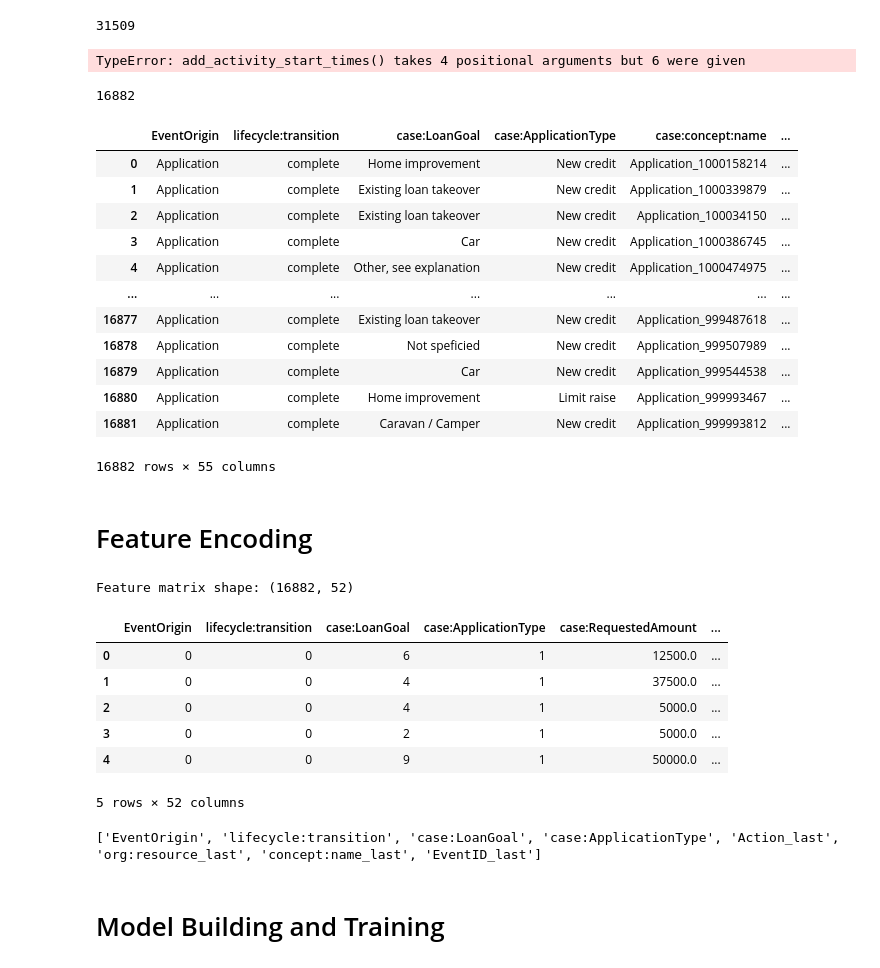
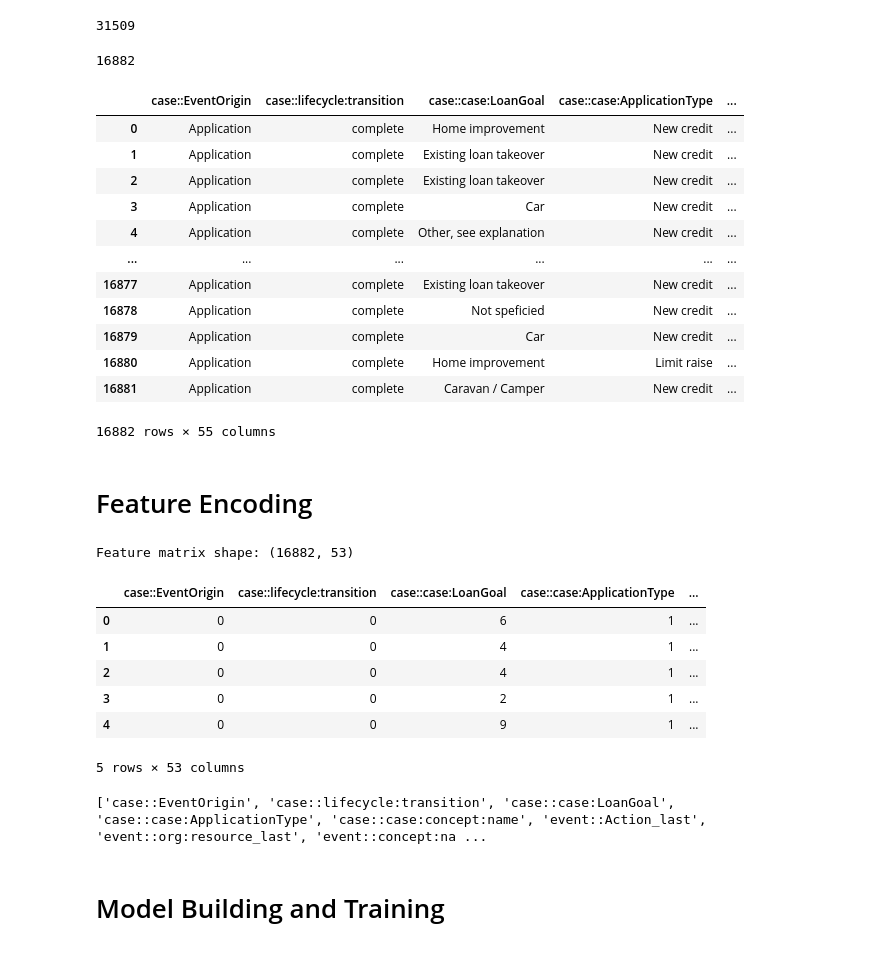
Before and after one commit to samuellukaswidmer/Bachelors-Thesis, a Jupyter notebook: predictive_monitoring_bpic17.ipynb, the cells around one changed output. Saved outputs shown, nothing was run; the diff lists cells and outputs as text; code cells hidden in the pictures.

```diff
--- a/predictive_monitoring_bpic17.ipynb
+++ b/predictive_monitoring_bpic17.ipynb
@@ -165,7 +170,7 @@ def extract_prefixes_with_time_cutoff(event_log, cutoff_in_days, target, holiday
         add_event_attributes(prefix, features, dynamic_attributes)
         add_time_features(prefix, features)
         # add_attributes_from_last_event(prefix, features)
-        add_activity_counts(prefix, features, activities_to_flag)
+        add_activity_counts(prefix, features, activities_to_flag, activity_col)
         # add_activity_flags(prefix, features, activities_to_flag)
         add_activity_start_times(prefix, features, reference_date, activities_to_flag, activity_col, timestamp_col)
         add_time_based_features(prefix, features, prefix_start_time, timestamp_col)
@@ -202,7 +207,5 @@ print(event_log["case:concept:name"].nunique())
 cutoff_in_days = 5
 target = "A_Pending"
 prefix_log = extract_prefixes_with_time_cutoff(event_log, cutoff_in_days, target, nl_holidays)
-# %% [output]
-TypeError: add_activity_start_times() takes 4 positional arguments but 6 were given
 # %%
 prefix_log = pd.DataFrame(prefix_log)
@@ -212,58 +215,58 @@ prefix_log["case:concept:name"].nunique()
 # %%
 display(prefix_log)
 # %% [output]
-|  | EventOrigin | lifecycle:transition | case:LoanGoal | case:ApplicationType | case:concept:name | ... |
-| 0 | Application | complete | Home improvement | New credit | Application_1000158214 | ... |
-| 1 | Application | complete | Existing loan takeover | New credit | Application_1000339879 | ... |
-| 2 | Application | complete | Existing loan takeover | New credit | Application_100034150 | ... |
-| 3 | Application | complete | Car | New credit | Application_1000386745 | ... |
-| 4 | Application | complete | Other, see explanation | New credit | Application_1000474975 | ... |
-| ... | ... | ... | ... | ... | ... | ... |
-| 16877 | Application | complete | Existing loan takeover | New credit | Application_999487618 | ... |
-| 16878 | Application | complete | Not speficied | New credit | Application_999507989 | ... |
-| 16879 | Application | complete | Car | New credit | Application_999544538 | ... |
-| 16880 | Application | complete | Home improvement | Limit raise | Application_999993467 | ... |
-| 16881 | Application | complete | Caravan / Camper | New credit | Application_999993812 | ... |
+|  | case::EventOrigin | case::lifecycle:transition | case::case:LoanGoal | case::case:ApplicationType | ... |
+| 0 | Application | complete | Home improvement | New credit | ... |
+| 1 | Application | complete | Existing loan takeover | New credit | ... |
+| 2 | Application | complete | Existing loan takeover | New credit | ... |
+| 3 | Application | complete | Car | New credit | ... |
+| 4 | Application | complete | Other, see explanation | New credit | ... |
+| ... | ... | ... | ... | ... | ... |
+| 16877 | Application | complete | Existing loan takeover | New credit | ... |
+| 16878 | Application | complete | Not speficied | New credit | ... |
+| 16879 | Application | complete | Car | New credit | ... |
+| 16880 | Application | complete | Home improvement | Limit raise | ... |
+| 16881 | Application | complete | Caravan / Camper | New credit | ... |
 16882 rows × 55 columns
 # %% [markdown]
 # Feature Encoding
 # %%
 from sklearn.preprocessing import LabelEncoder
 
 # Separate features and target
 feature_cols = [col for col in prefix_log.columns
-                if col not in ['case:concept:name', 'target', 'case_id']]
+                if col not in ['meta::case_id', 'target', 'case_id']]
 
 X = prefix_log[feature_cols].copy()
 y = prefix_log['target']
 
 # Detect and label encode categorical columns
 categorical_cols = [col for col in X.columns if X[col].dtype == 'object']
 label_encoders = {}
 for col in categorical_cols:
     le = LabelEncoder()
     X[col] = le.fit_transform(X[col].astype(str))
     label_encoders[col] = le
 
 # Convert everything to numeric and fill NaN with medians
 X = X.apply(pd.to_numeric, errors='coerce')
 X = X.fillna(X.median())
 
 print(f"Feature matrix shape: {X.shape}")
 display(X.head())
 # %% [output]
-Feature matrix shape: (16882, 52)
+Feature matrix shape: (16882, 53)
-|  | EventOrigin | lifecycle:transition | case:LoanGoal | case:ApplicationType | case:RequestedAmount | ... |
-| 0 | 0 | 0 | 6 | 1 | 12500.0 | ... |
-| 1 | 0 | 0 | 4 | 1 | 37500.0 | ... |
-| 2 | 0 | 0 | 4 | 1 | 5000.0 | ... |
-| 3 | 0 | 0 | 2 | 1 | 5000.0 | ... |
-| 4 | 0 | 0 | 9 | 1 | 50000.0 | ... |
+|  | case::EventOrigin | case::lifecycle:transition | case::case:LoanGoal | case::case:ApplicationType | ... |
+| 0 | 0 | 0 | 6 | 1 | ... |
+| 1 | 0 | 0 | 4 | 1 | ... |
+| 2 | 0 | 0 | 4 | 1 | ... |
+| 3 | 0 | 0 | 2 | 1 | ... |
+| 4 | 0 | 0 | 9 | 1 | ... |
-5 rows × 52 columns
+5 rows × 53 columns
 # %%
 print(categorical_cols)
 # %% [output]
-['EventOrigin', 'lifecycle:transition', 'case:LoanGoal', 'case:ApplicationType', 'Action_last', 'org:resource_last', 'concept:name_last', 'EventID_last']
+['case::EventOrigin', 'case::lifecycle:transition', 'case::case:LoanGoal', 'case::case:ApplicationType', 'case::case:concept:name', 'event::Action_last', 'event::org:resource_last', 'event::concept:na ...
 # %% [markdown]
 # Model Building and Training
 # %%
```
Also changed, not shown: parts of 10 cells of this notebook, 1 other file.
